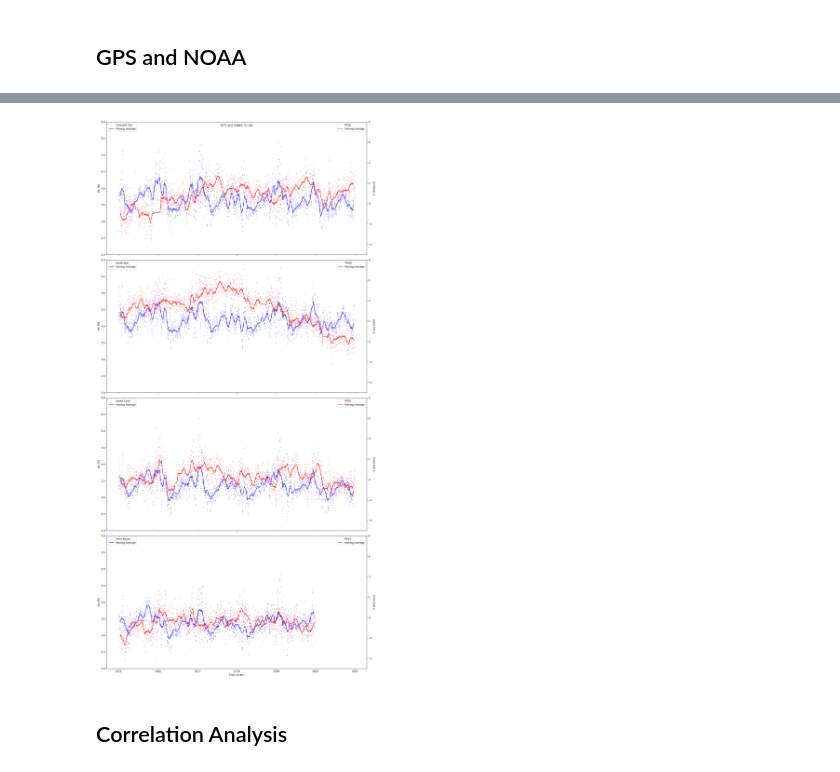
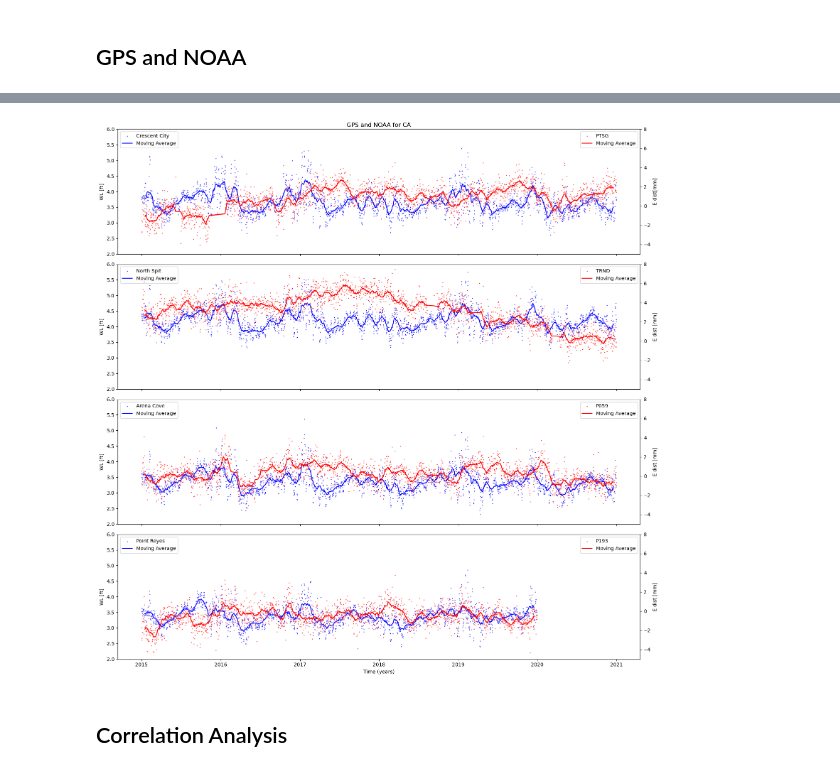
Before and after one commit to Benz-Poobua/Undergrad-Research-2, a Jupyter notebook: GPS-NOAA geodetic-climatic data.ipynb, the cells around one changed output, grey strips where cells are left out. Drawn from its saved outputs; the diff is of its cells as text; code cells hidden in the pictures.

```diff
--- a/GPS-NOAA geodetic-climatic data.ipynb
+++ b/GPS-NOAA geodetic-climatic data.ipynb
@@ -657,5 +659,5 @@ plt.show()
 # %%
-fig, axes = plt.subplots(4, 1, figsize=(16, 32), sharex=True)
+fig, axes = plt.subplots(4, 1, figsize=(16, 16), sharex=True)
 
 fig.suptitle('GPS and NOAA for CA')
 
@@ -711,34 +713,35 @@ axes[2].legend(loc='upper left')
 P059_e_filtered_ma = P059_e_filtered['RESIDUALS'].rolling(window=windows, center=True).mean()
 ax4 = axes[2].twinx()
 sns.scatterplot(P059_e_filtered, x=P059_e_filtered.index, y='RESIDUALS', ax=ax4, color='red', label='P059',s=3)
 sns.lineplot(P059_e_filtered_ma, ax=ax4, color='red', label='Moving Average', linestyle='-')
 ax4.set_ylabel('E dist [mm]', color='black')
 ax4.legend(loc='upper right')
 ax4.set_ylim(-5, 8)
 
 # Plot Point Reyes and P193
 # Point Reyes
 Point_Reyes_2015_2020_resampled_ma = Point_Reyes_2015_2020_resampled['Verified (ft)'].rolling(window=windows, center=True).mean()
 sns.scatterplot(Point_Reyes_2015_2020_resampled, x=Point_Reyes_2015_2020_resampled.index, y='Verified (ft)', ax=axes[3], color='blue', label='Point Reyes',s=3)
 sns.lineplot(Point_Reyes_2015_2020_resampled_ma, ax=axes[3], color='blue', label='Moving Average', linestyle='-')
 axes[3].set_ylabel('WL [ft]', color='black')
 axes[3].set_xlabel('Time (years)')
 axes[3].set_ylim(2, 6)
 axes[3].legend(loc='upper left')
 
 # P193
 P193_e_filtered_ma = P193_e_filtered['RESIDUALS'].rolling(window=windows, center=True).mean()
 ax5 = axes[3].twinx()
 sns.scatterplot(P193_e_filtered, x=P193_e_filtered.index, y='RESIDUALS', ax=ax5, color='red', label='P193',s=3)
 sns.lineplot(P193_e_filtered_ma, ax=ax5, color='red', label='Moving Average', linestyle='-')
 ax5.set_ylabel('E dist [mm]', color='black')
 ax5.legend(loc='upper right')
 ax5.set_ylim(-5, 8)
 
 plt.tight_layout()
+plt.savefig('GPS_NOAA_CA.jpeg')
 plt.show()
 # %% [output]
-[figure, old version]
+[figure, new version]
 # %% [markdown]
 ## Correlation Analysis
 # %%
```
Also changed, not shown: parts of 2 cells of this notebook, 3 other files.
